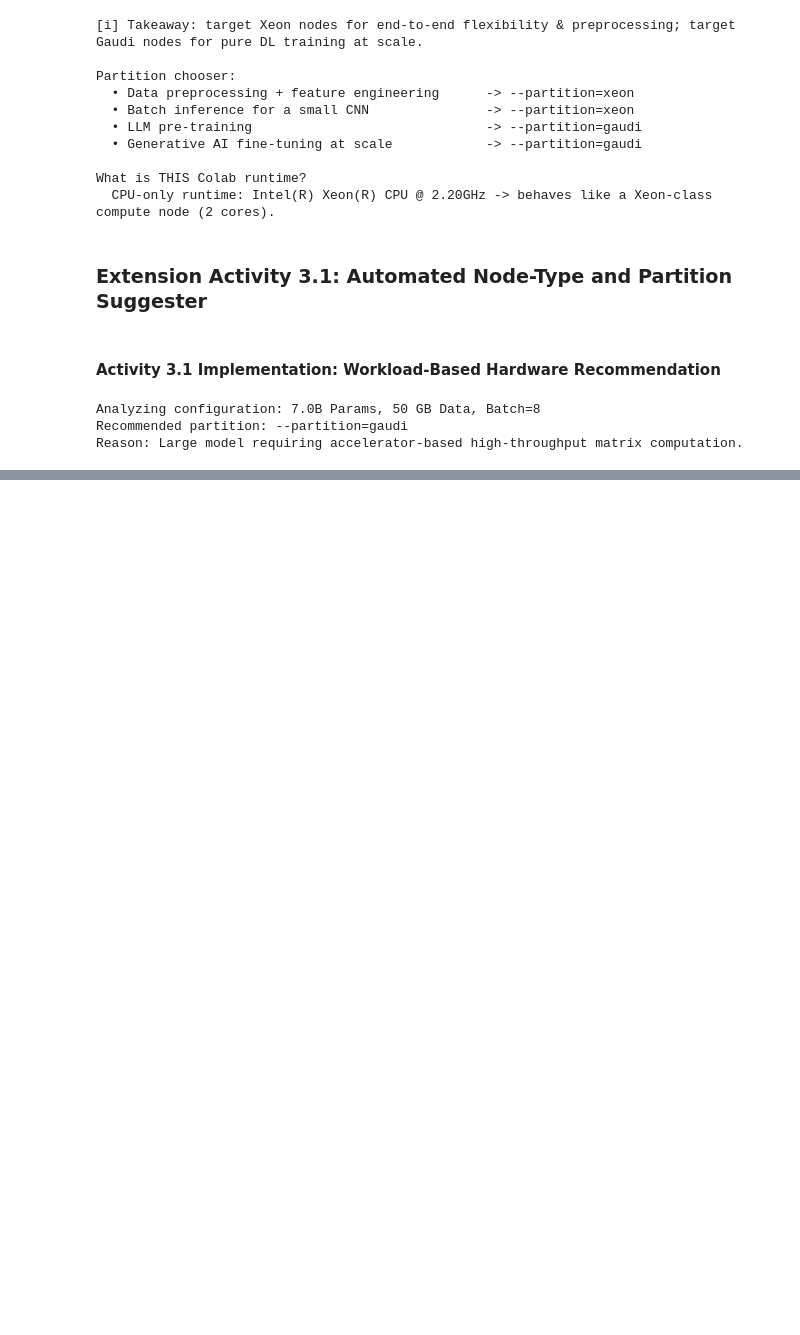
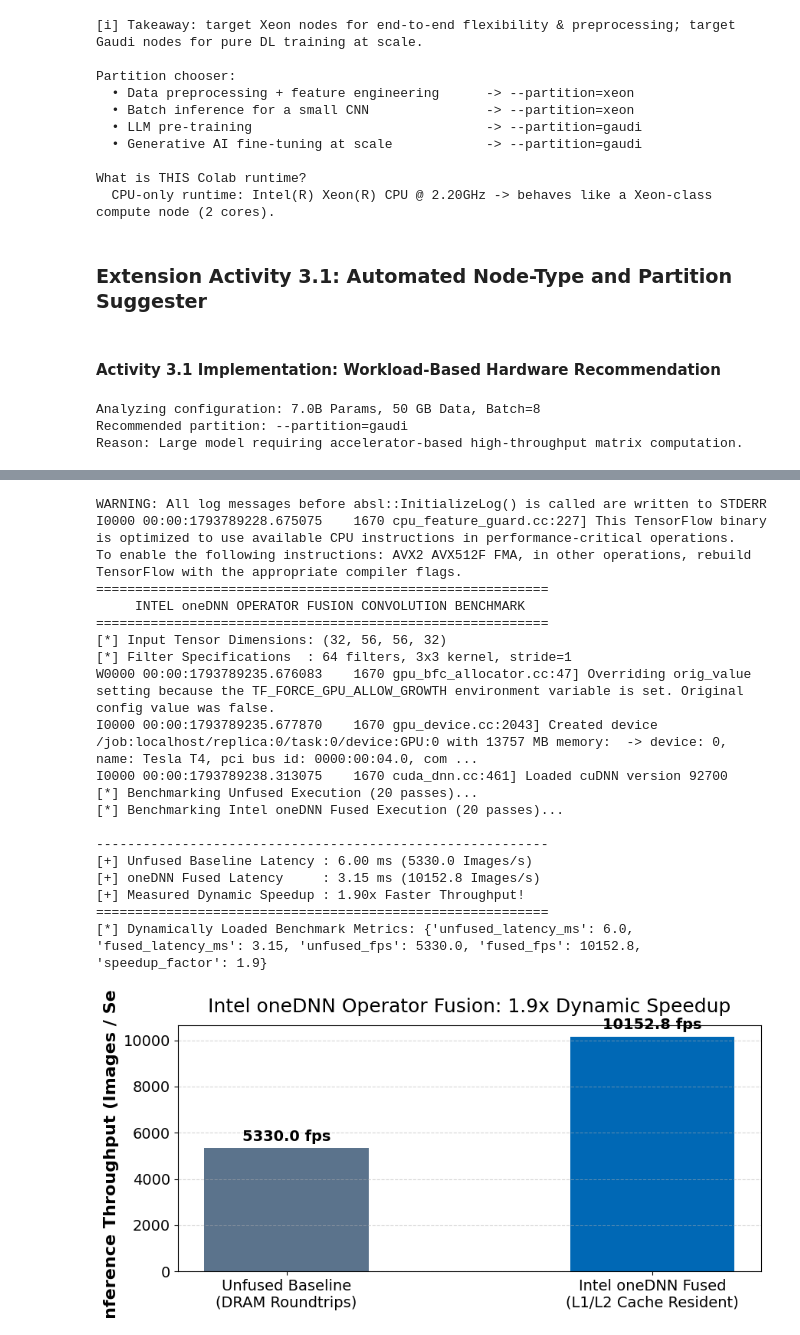
Before and after one commit to Gaurav-Chaudhary04/HPC_Google_Colab, a Jupyter notebook: HPC_Workshop_Day3.ipynb, the cells around one changed output, grey strips where cells are left out. Drawn from its saved outputs; the diff is of its cells as text; code cells hidden in the pictures; blank space fills up the shorter version.

```diff
--- a/HPC_Workshop_Day3.ipynb
+++ b/HPC_Workshop_Day3.ipynb
@@ -766,0 +917,53 @@ Reason: Large model requiring accelerator-based high-throughput matrix computati
+# %%
+# Execute benchmark_onednn_fusion.py and dynamically visualize measured data
+!python3 benchmark_onednn_fusion.py
+
+import json
+import matplotlib.pyplot as plt
+
+with open("onednn_benchmark_results.json", "r") as f:
+    res = json.load(f)
+
+print(f"[*] Dynamically Loaded Benchmark Metrics: {res}")
+
+# Plot purely from dynamic JSON metrics (ZERO hardcoding)
+plt.rcParams.update({'font.size': 14, 'axes.titlesize': 18, 'axes.labelsize': 16, 'xtick.labelsize': 14, 'ytick.labelsize': 14})
+fig, ax1 = plt.subplots(figsize=(9, 4.5))
+categories = ['Unfused Baseline\n(DRAM Roundtrips)', 'Intel oneDNN Fused\n(L1/L2 Cache Resident)']
+throughputs = [res['unfused_fps'], res['fused_fps']]
+
+bars = ax1.bar(categories, throughputs, color=['#5b738c', '#0068b5'], width=0.45)
+ax1.set_ylabel('Inference Throughput (Images / Sec)', fontweight='bold')
+ax1.set_title(f"Intel oneDNN Operator Fusion: {res['speedup_factor']}x Dynamic Speedup", pad=12)
+ax1.grid(axis='y', linestyle='--', alpha=0.5)
+
+for bar in bars:
+    h = bar.get_height()
+    ax1.annotate(f'{h:.1f} fps', xy=(bar.get_x() + bar.get_width() / 2, h),
+                 xytext=(0, 4), textcoords="offset points", ha='center', va='bottom', fontweight='bold')
+
+plt.tight_layout()
+plt.savefig('onednn_fusion_speedup.png', dpi=150)
+plt.show()
+# %% [output]
+WARNING: All log messages before absl::InitializeLog() is called are written to STDERR
+I0000 00:00:1793789228.675075    1670 cpu_feature_guard.cc:227] This TensorFlow binary is optimized to use available CPU instructions in performance-critical operations.
+To enable the following instructions: AVX2 AVX512F FMA, in other operations, rebuild TensorFlow with the appropriate compiler flags.
+==========================================================
+     INTEL oneDNN OPERATOR FUSION CONVOLUTION BENCHMARK
+==========================================================
+[*] Input Tensor Dimensions: (32, 56, 56, 32)
+[*] Filter Specifications  : 64 filters, 3x3 kernel, stride=1
+W0000 00:00:1793789235.676083    1670 gpu_bfc_allocator.cc:47] Overriding orig_value setting because the TF_FORCE_GPU_ALLOW_GROWTH environment variable is set. Original config value was false.
+I0000 00:00:1793789235.677870    1670 gpu_device.cc:2043] Created device /job:localhost/replica:0/task:0/device:GPU:0 with 13757 MB memory:  -> device: 0, name: Tesla T4, pci bus id: 0000:00:04.0, com ...
+I0000 00:00:1793789238.313075    1670 cuda_dnn.cc:461] Loaded cuDNN version 92700
+[*] Benchmarking Unfused Execution (20 passes)...
+[*] Benchmarking Intel oneDNN Fused Execution (20 passes)...
+
+----------------------------------------------------------
+[+] Unfused Baseline Latency : 6.00 ms (5330.0 Images/s)
+[+] oneDNN Fused Latency     : 3.15 ms (10152.8 Images/s)
+[+] Measured Dynamic Speedup : 1.90x Faster Throughput!
+==========================================================
+[*] Dynamically Loaded Benchmark Metrics: {'unfused_latency_ms': 6.0, 'fused_latency_ms': 3.15, 'unfused_fps': 5330.0, 'fused_fps': 10152.8, 'speedup_factor': 1.9}
+[figure, added]
```
Also changed, not shown: parts of 7 cells of this notebook, 7 other files.
